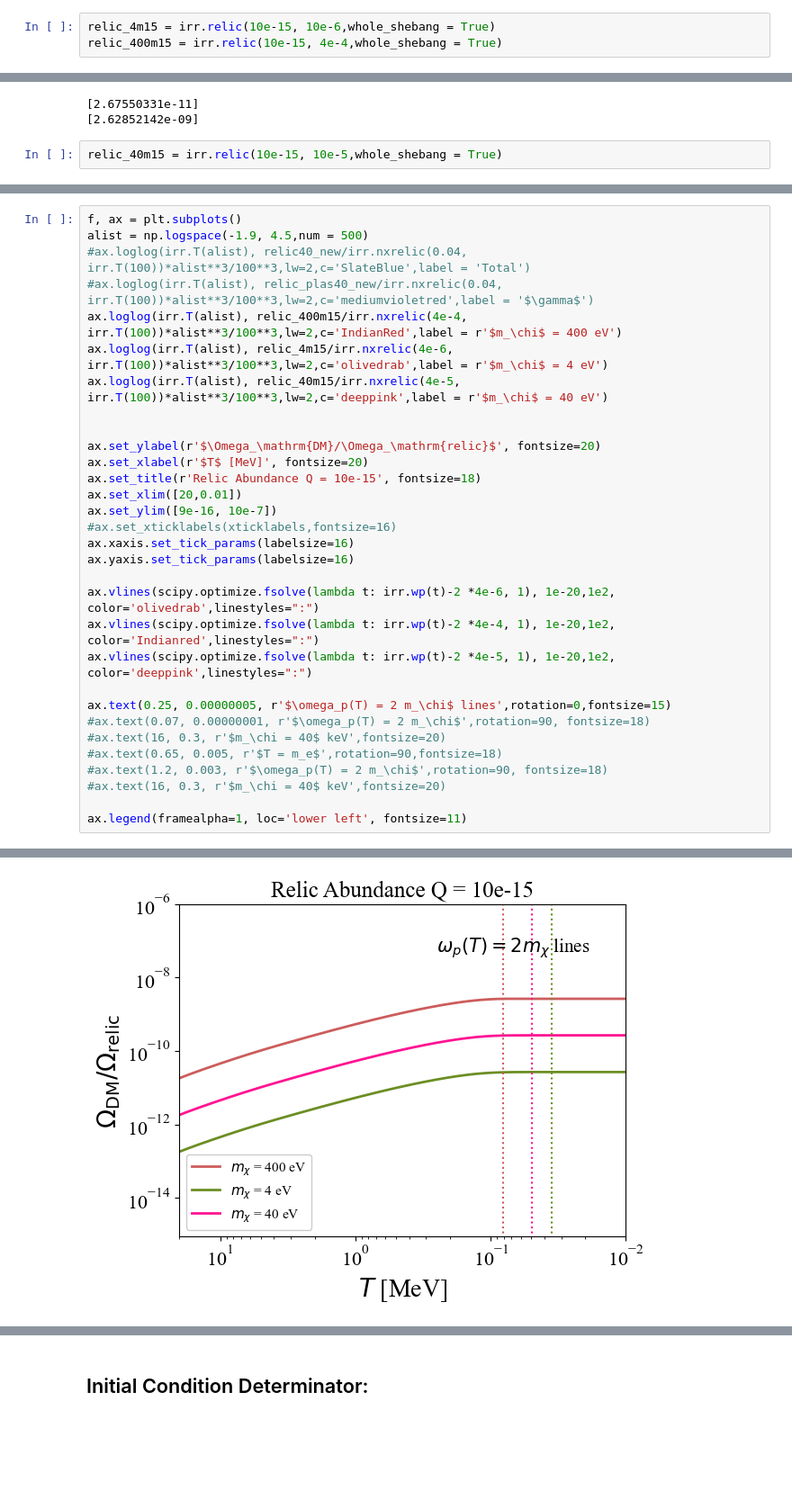
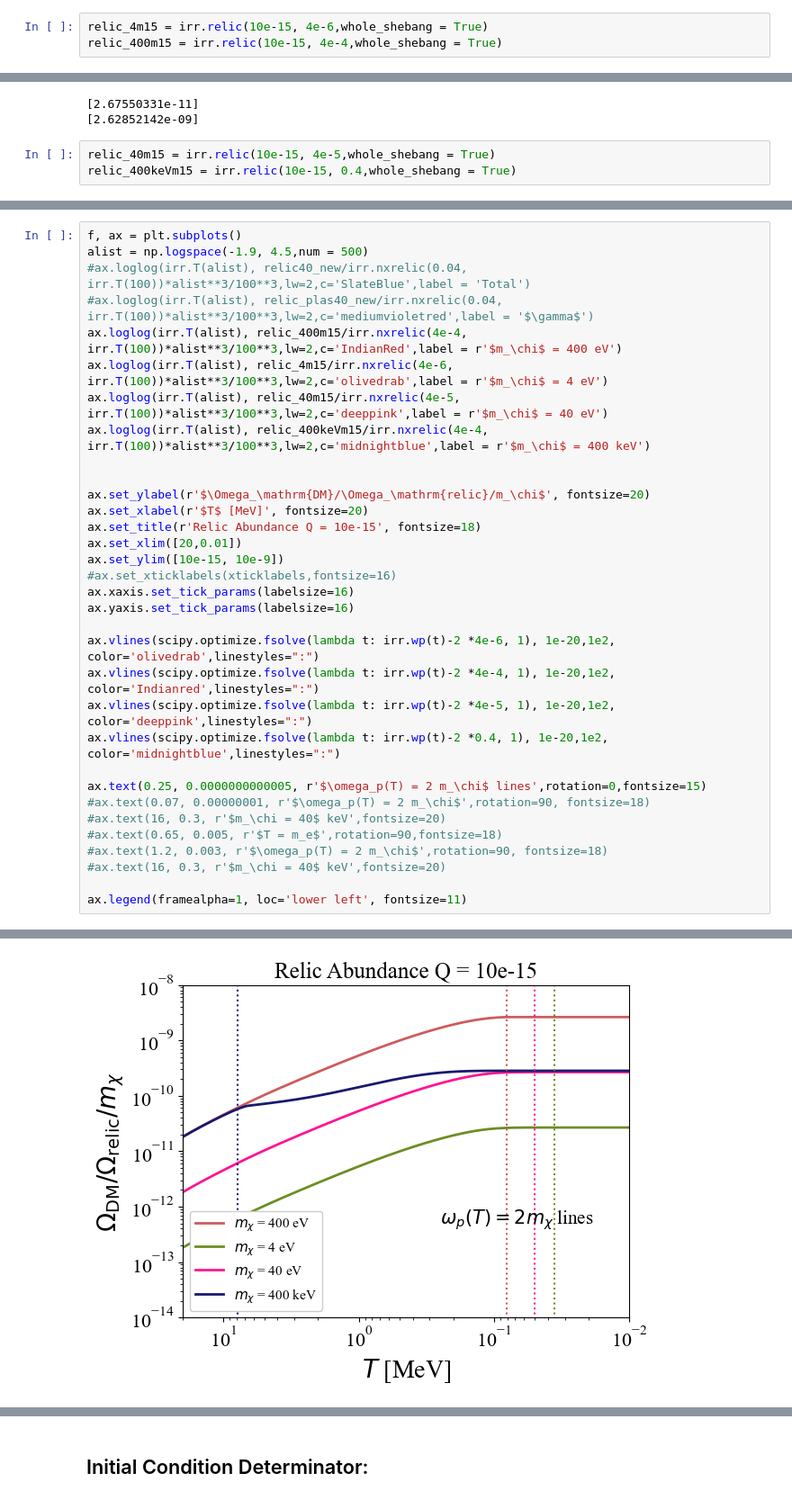
Before and after one commit to ellailes/irreducible-mcp, a Jupyter notebook: numerical_boltzmann.ipynb, the cells around one changed output, grey strips where cells are left out. Shown at 90% size. Drawn from its saved outputs; the diff is of its cells as text; blank space fills up the shorter version.

```diff
--- a/numerical_boltzmann.ipynb
+++ b/numerical_boltzmann.ipynb
@@ -203,13 +206,14 @@ ax.legend(framealpha=1, loc='lower right', fontsize=8)
 <matplotlib.legend.Legend at 0x...>
 [figure]
 # %%
-relic_4m15 = irr.relic(10e-15, 10e-6,whole_shebang = True)
+relic_4m15 = irr.relic(10e-15, 4e-6,whole_shebang = True)
 relic_400m15 = irr.relic(10e-15, 4e-4,whole_shebang = True)
 # %% [output]
   warnings.warn(msg, RuntimeWarning)
 [2.67550331e-11]
 [2.62852142e-09]
 # %%
-relic_40m15 = irr.relic(10e-15, 10e-5,whole_shebang = True)
+relic_40m15 = irr.relic(10e-15, 4e-5,whole_shebang = True)
+relic_400keVm15 = irr.relic(10e-15, 0.4,whole_shebang = True)
 # %% [output]
   warnings.warn(msg, RuntimeWarning)
@@ -222,13 +227,14 @@ alist = np.logspace(-1.9, 4.5,num = 500)
 ax.loglog(irr.T(alist), relic_400m15/irr.nxrelic(4e-4, irr.T(100))*alist**3/100**3,lw=2,c='IndianRed',label = r'$m_\chi$ = 400 eV')
 ax.loglog(irr.T(alist), relic_4m15/irr.nxrelic(4e-6, irr.T(100))*alist**3/100**3,lw=2,c='olivedrab',label = r'$m_\chi$ = 4 eV')
 ax.loglog(irr.T(alist), relic_40m15/irr.nxrelic(4e-5, irr.T(100))*alist**3/100**3,lw=2,c='deeppink',label = r'$m_\chi$ = 40 eV')
+ax.loglog(irr.T(alist), relic_400keVm15/irr.nxrelic(4e-4, irr.T(100))*alist**3/100**3,lw=2,c='midnightblue',label = r'$m_\chi$ = 400 keV')
 
 
-ax.set_ylabel(r'$\Omega_\mathrm{DM}/\Omega_\mathrm{relic}$', fontsize=20)
+ax.set_ylabel(r'$\Omega_\mathrm{DM}/\Omega_\mathrm{relic}/m_\chi$', fontsize=20)
 ax.set_xlabel(r'$T$ [MeV]', fontsize=20)
 ax.set_title(r'Relic Abundance Q = 10e-15', fontsize=18)
 ax.set_xlim([20,0.01])
-ax.set_ylim([9e-16, 10e-7])
+ax.set_ylim([10e-15, 10e-9])
 #ax.set_xticklabels(xticklabels,fontsize=16)
 ax.xaxis.set_tick_params(labelsize=16)
 ax.yaxis.set_tick_params(labelsize=16)
@@ -236,8 +242,9 @@ ax.yaxis.set_tick_params(labelsize=16)
 ax.vlines(scipy.optimize.fsolve(lambda t: irr.wp(t)-2 *4e-6, 1), 1e-20,1e2, color='olivedrab',linestyles=":")
 ax.vlines(scipy.optimize.fsolve(lambda t: irr.wp(t)-2 *4e-4, 1), 1e-20,1e2, color='Indianred',linestyles=":")
 ax.vlines(scipy.optimize.fsolve(lambda t: irr.wp(t)-2 *4e-5, 1), 1e-20,1e2, color='deeppink',linestyles=":")
+ax.vlines(scipy.optimize.fsolve(lambda t: irr.wp(t)-2 *0.4, 1), 1e-20,1e2, color='midnightblue',linestyles=":")
 
-ax.text(0.25, 0.00000005, r'$\omega_p(T) = 2 m_\chi$ lines',rotation=0,fontsize=15)
+ax.text(0.25, 0.0000000000005, r'$\omega_p(T) = 2 m_\chi$ lines',rotation=0,fontsize=15)
 #ax.text(0.07, 0.00000001, r'$\omega_p(T) = 2 m_\chi$',rotation=90, fontsize=18)
 #ax.text(16, 0.3, r'$m_\chi = 40$ keV',fontsize=20)
 #ax.text(0.65, 0.005, r'$T = m_e$',rotation=90,fontsize=18)
@@ -250 +258 @@ ax.legend(framealpha=1, loc='lower left', fontsize=11)
-[figure, old version]
+[figure, new version]
```
Also changed, not shown: parts of 4 cells of this notebook, 3 other files.
